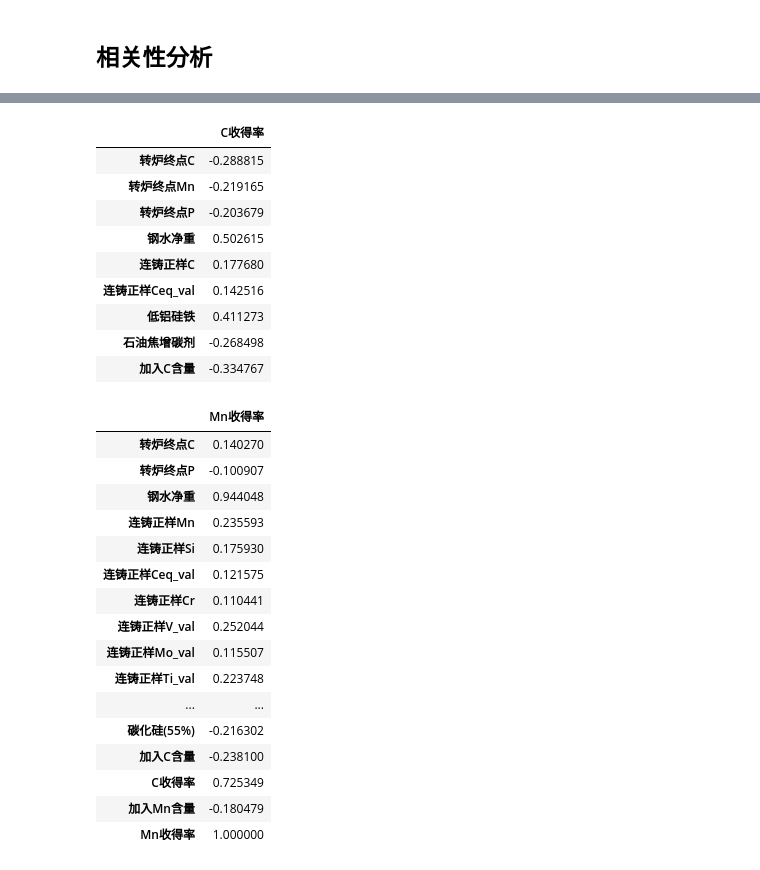
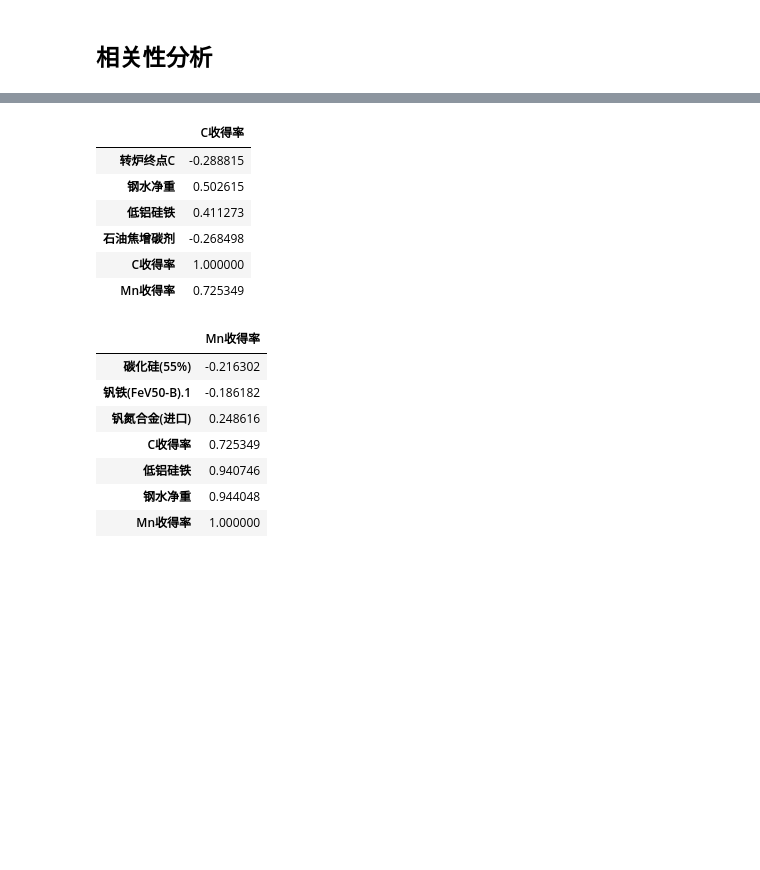
Before and after one commit to geekhch/MarthorCup, a Jupyter notebook: code/Q1.ipynb, the cells around one changed output, grey strips where cells are left out. Cells and saved outputs as stored; diff of their text form; code cells hidden in the pictures; blank space fills up the shorter version.

```diff
--- a/code/Q1.ipynb
+++ b/code/Q1.ipynb
@@ -66,10 +70,12 @@ Text(0.5,1,'转炉终点C')
 ## 相关性分析
 # %%
 nume = ['转炉终点温度', '转炉终点C', '转炉终点S',
-       '转炉终点Si', '钢水净重', '连铸正样C', '连铸正样Mn', '连铸正样S', '连铸正样P', '连铸正样Si',
-       '连铸正样Ceq_val', '连铸正样Cr', '连铸正样Ni_val', '连铸正样Cu_val', '连铸正样Nb_val',
-       '连铸正样V_val', '连铸正样Alt_val', '连铸正样Als_val', '连铸正样Mo_val', '连铸正样Ti_val', '氮化钒铁FeV55N11-A', '低铝硅铁',
+       '转炉终点Si', '钢水净重',
+#         '连铸正样C', '连铸正样Mn', '连铸正样S', '连铸正样P', '连铸正样Si',
+#        '连铸正样Ceq_val', '连铸正样Cr', '连铸正样Ni_val', '连铸正样Cu_val', '连铸正样Nb_val',
+#        '连铸正样V_val', '连铸正样Alt_val', '连铸正样Als_val', '连铸正样Mo_val', '连铸正样Ti_val',
+        '氮化钒铁FeV55N11-A', '低铝硅铁',
        '钒氮合金(进口)', '钒铁(FeV50-A)', '钒铁(FeV50-B)', '钒铁(FeV50-B).1', '硅铝钙',
        '硅铝合金FeAl30Si25', '硅铝锰合金球', '硅锰面（硅锰渣）', '硅铁(合格块)', '硅铁FeSi75-B',
        '石油焦增碳剂', '锰硅合金FeMn64Si27(合格块)', '锰硅合金FeMn68Si18(合格块)', '碳化硅(55%)',
-       '硅钙碳脱氧剂','C收得率']
+       '硅钙碳脱氧剂','C收得率','Mn收得率']
@@ -92,42 +86,30 @@ data[list(used.index)+['C收得率']].to_csv('C_train_data.csv',index=False)
 # %%
 data# C相关系数矩阵
 c_corr = data[nume].corr()[['C收得率']]
-used = c_corr[(abs(c_corr['C收得率'])>0.1) & (abs(c_corr['C收得率'])<0.7)]
+used = c_corr[(abs(c_corr['C收得率'])>0.15)]
 # c_corr.sort_values('C收得率',ascending=False)
 used
 # %% [output]
 |  | C收得率 |
 | 转炉终点C | -0.288815 |
-| 转炉终点Mn | -0.219165 |
-| 转炉终点P | -0.203679 |
 | 钢水净重 | 0.502615 |
-| 连铸正样C | 0.177680 |
-| 连铸正样Ceq_val | 0.142516 |
 | 低铝硅铁 | 0.411273 |
 | 石油焦增碳剂 | -0.268498 |
-| 加入C含量 | -0.334767 |
+| C收得率 | 1.000000 |
+| Mn收得率 | 0.725349 |
 # %%
 # Mn相关系数矩阵
 c_corr = data[nume].corr()[['Mn收得率']]
-used = c_corr[(abs(c_corr['Mn收得率'])>0.1)]
-used
+used = c_corr[(abs(c_corr['Mn收得率'])>0.15)]
+used.sort_values('Mn收得率')
 # %% [output]
 |  | Mn收得率 |
-| 转炉终点C | 0.140270 |
-| 转炉终点P | -0.100907 |
+| 碳化硅(55%) | -0.216302 |
+| 钒铁(FeV50-B).1 | -0.186182 |
+| 钒氮合金(进口) | 0.248616 |
+| C收得率 | 0.725349 |
+| 低铝硅铁 | 0.940746 |
 | 钢水净重 | 0.944048 |
-| 连铸正样Mn | 0.235593 |
-| 连铸正样Si | 0.175930 |
-| 连铸正样Ceq_val | 0.121575 |
-| 连铸正样Cr | 0.110441 |
-| 连铸正样V_val | 0.252044 |
-| 连铸正样Mo_val | 0.115507 |
-| 连铸正样Ti_val | 0.223748 |
-| ... | ... |
-| 碳化硅(55%) | -0.216302 |
-| 加入C含量 | -0.238100 |
-| C收得率 | 0.725349 |
-| 加入Mn含量 | -0.180479 |
 | Mn收得率 | 1.000000 |
 # %%
 data.head()
```
Also changed, not shown: parts of 4 cells of this notebook, 10 other files.
